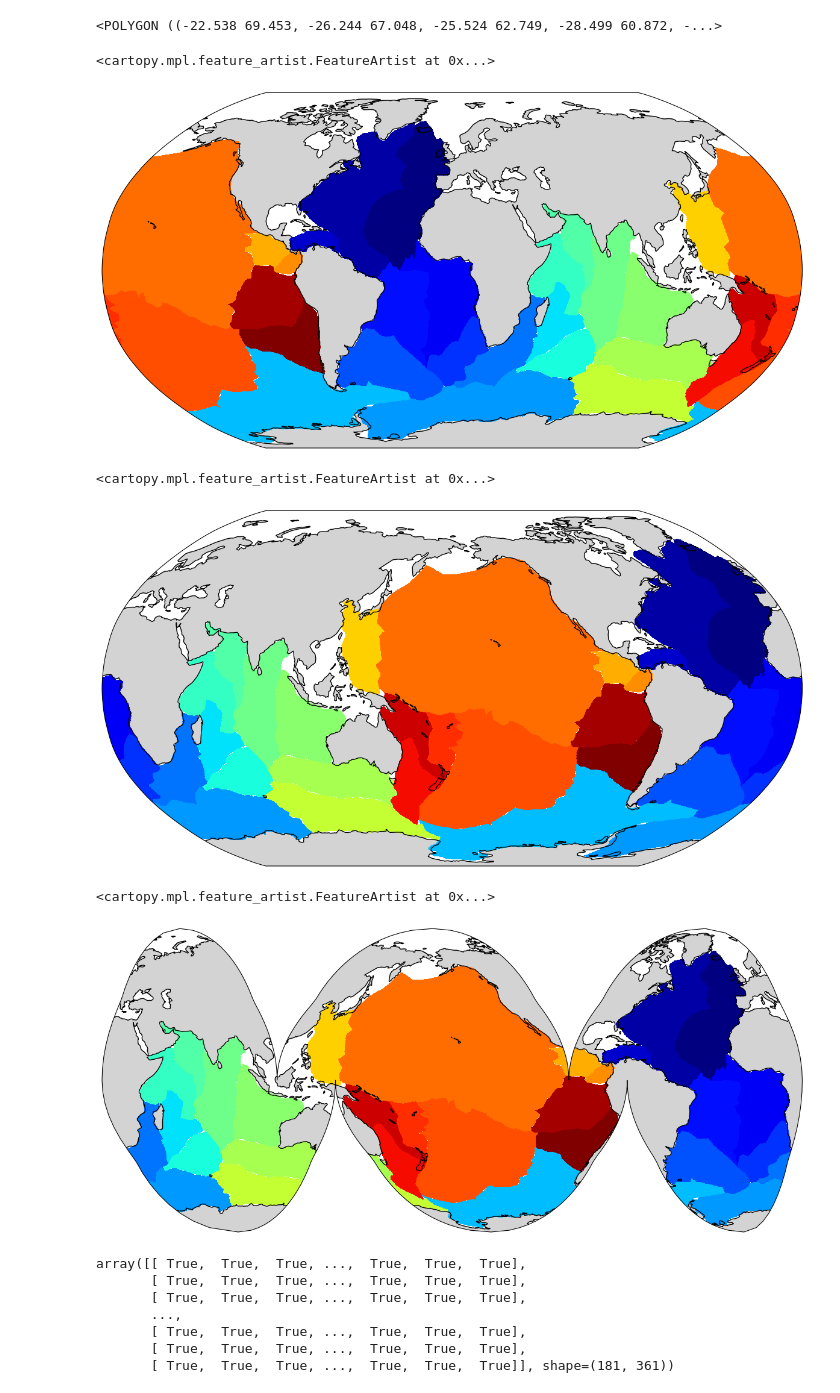
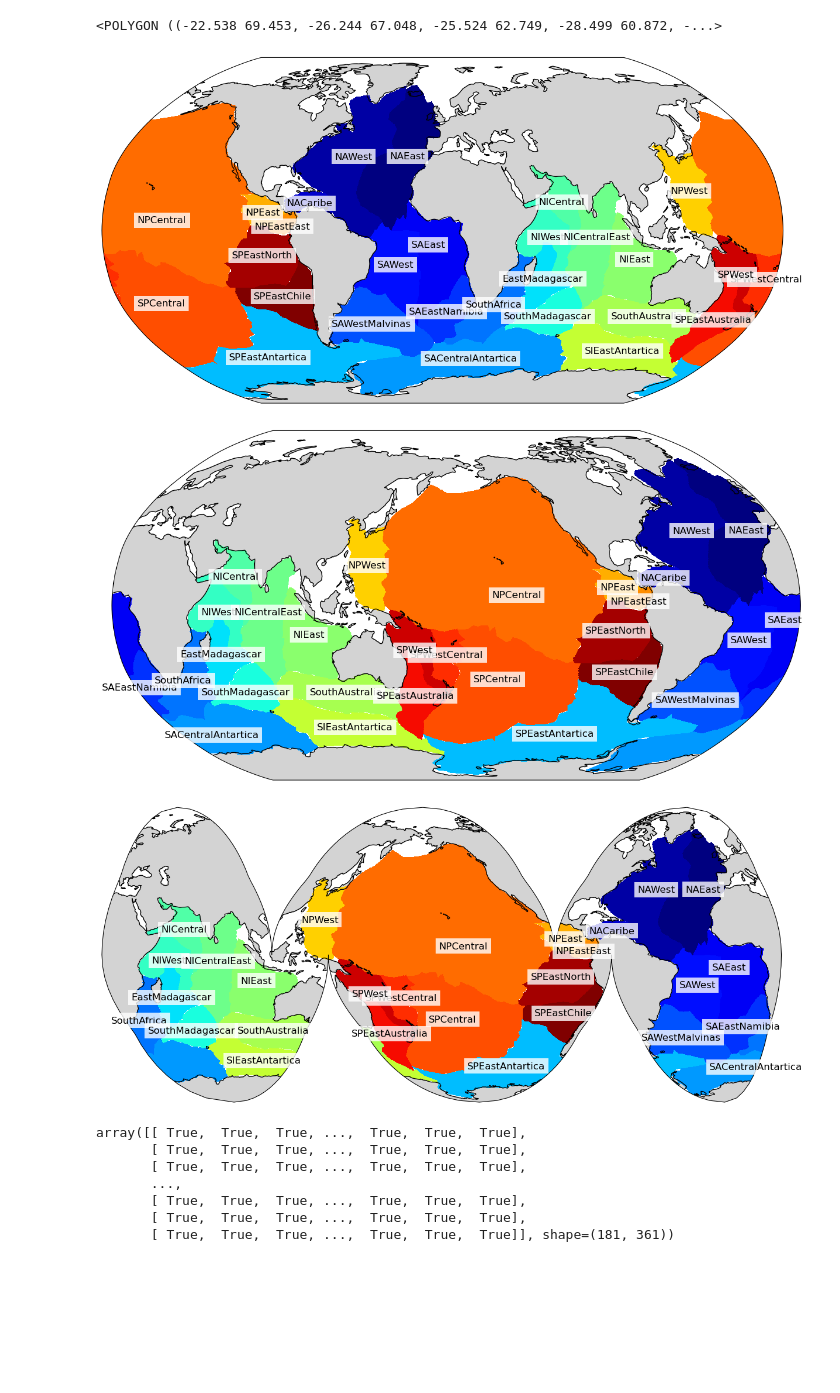
Before and after one commit to PedroVelez/GlobalOceanAnalysisWOCE, a Jupyter notebook: CreaCuencas/CreateMask.ipynb, the cells around one changed output. Drawn from its saved outputs; the diff is of its cells as text; code cells hidden in the pictures; blank space fills up the shorter version.

```diff
--- a/CreaCuencas/CreateMask.ipynb
+++ b/CreaCuencas/CreateMask.ipynb
@@ -108,6 +109,7 @@ for file, vZ in filesP.items():
 # %%
 fig, ax = plt.subplots(figsize=(15,10),
     subplot_kw={'projection': ccrs.Robinson(central_longitude=0)})
+
 
 pcm = ax.pcolormesh(lon_grid, lat_grid, Z,transform=ccrs.PlateCarree(),
                     cmap='jet')
@@ -115,10 +117,25 @@ pcm = ax.pcolormesh(lon_grid, lat_grid, Z,transform=ccrs.PlateCarree(),
 ax.set_global()
 ax.coastlines(resolution='110m')
 ax.add_feature(cfeature.LAND, facecolor='lightgray')
+
+for file in filesA:
+    df = pd.read_csv(file)
+    poly=Polygon(np.column_stack((df.lon, df.lat)))
+    ax.text(df.lon.mean(),df.lat.mean(),file[10:-4],transform=ccrs.PlateCarree(),fontsize=12,ha='center',va='center',bbox=dict(facecolor='white', alpha=0.8,edgecolor='none' ))
+
+for file in filesI:
+    df = pd.read_csv(file)
+    poly=Polygon(np.column_stack((df.lon, df.lat)))
+    ax.text(df.lon.mean(),df.lat.mean(),file[10:-4],transform=ccrs.PlateCarree(),fontsize=12,ha='center',va='center',bbox=dict(facecolor='white', alpha=0.8,edgecolor='none' ))
+
+for file in filesP:
+    df = pd.read_csv(file)
+    poly=Polygon(np.column_stack((df.lon, df.lat)))
+    ax.text(df.lon.mean(),df.lat.mean(),file[10:-4],transform=ccrs.PlateCarree(),fontsize=12,ha='center',va='center',bbox=dict(facecolor='white', alpha=0.8,edgecolor='none' ))
+
 #cbar = fig.colorbar(pcm, ax=ax)
 # %% [output]
-<cartopy.mpl.feature_artist.FeatureArtist at 0x...>
-[figure, old version]
+[figure, new version]
 # %%
 fig, ax = plt.subplots(figsize=(15,10),
     subplot_kw={'projection': ccrs.Robinson(central_longitude=180)})
@@ -128,22 +145,49 @@ pcm = ax.pcolormesh(lon_grid, lat_grid, Z,transform=ccrs.PlateCarree(),
 ax.set_global()
 ax.coastlines(resolution='110m')
 ax.add_feature(cfeature.LAND, facecolor='lightgray')
-#cbar = fig.colorbar(pcm, ax=ax)
+
+for file in filesA:
+    df = pd.read_csv(file)
+    poly=Polygon(np.column_stack((df.lon, df.lat)))
+    ax.text(df.lon.mean(),df.lat.mean(),file[10:-4],transform=ccrs.PlateCarree(),fontsize=12,ha='center',va='center',bbox=dict(facecolor='white', alpha=0.8,edgecolor='none' ))
+
+for file in filesI:
+    df = pd.read_csv(file)
+    poly=Polygon(np.column_stack((df.lon, df.lat)))
+    ax.text(df.lon.mean(),df.lat.mean(),file[10:-4],transform=ccrs.PlateCarree(),fontsize=12,ha='center',va='center',bbox=dict(facecolor='white', alpha=0.8,edgecolor='none' ))
+
+for file in filesP:
+    df = pd.read_csv(file)
+    poly=Polygon(np.column_stack((df.lon, df.lat)))
+    ax.text(df.lon.mean(),df.lat.mean(),file[10:-4],transform=ccrs.PlateCarree(),fontsize=12,ha='center',va='center',bbox=dict(facecolor='white', alpha=0.8,edgecolor='none' ))
 # %% [output]
-<cartopy.mpl.feature_artist.FeatureArtist at 0x...>
-[figure, old version]
+[figure, new version]
 # %%
 fig, ax = plt.subplots(figsize=(15,10),
     subplot_kw={'projection': ccrs.InterruptedGoodeHomolosine(central_longitude=-160,emphasis='ocean')})
 pcm = ax.pcolormesh(lon_grid, lat_grid, Z,transform=ccrs.PlateCarree(),
                     cmap='jet')
+
 ax.set_global()
 ax.coastlines(resolution='110m')
 ax.add_feature(cfeature.LAND, facecolor='lightgray')
-#cbar = fig.colorbar(pcm, ax=ax)
+
+for file in filesA:
+    df = pd.read_csv(file)
+    poly=Polygon(np.column_stack((df.lon, df.lat)))
+    ax.text(df.lon.mean(),df.lat.mean(),file[10:-4],transform=ccrs.PlateCarree(),fontsize=12,ha='center',va='center',bbox=dict(facecolor='white', alpha=0.8,edgecolor='none' ))
+
+for file in filesI:
+    df = pd.read_csv(file)
+    poly=Polygon(np.column_stack((df.lon, df.lat)))
+    ax.text(df.lon.mean(),df.lat.mean(),file[10:-4],transform=ccrs.PlateCarree(),fontsize=12,ha='center',va='center',bbox=dict(facecolor='white', alpha=0.8,edgecolor='none' ))
+
+for file in filesP:
+    df = pd.read_csv(file)
+    poly=Polygon(np.column_stack((df.lon, df.lat)))
+    ax.text(df.lon.mean(),df.lat.mean(),file[10:-4],transform=ccrs.PlateCarree(),fontsize=12,ha='center',va='center',bbox=dict(facecolor='white', alpha=0.8,edgecolor='none' ))
 # %% [output]
-<cartopy.mpl.feature_artist.FeatureArtist at 0x...>
-[figure, old version]
+[figure, new version]
 # %%
 mask_nan = np.isnan(Z)
 # %%
```
Also changed, not shown: parts of 1 cell of this notebook.
